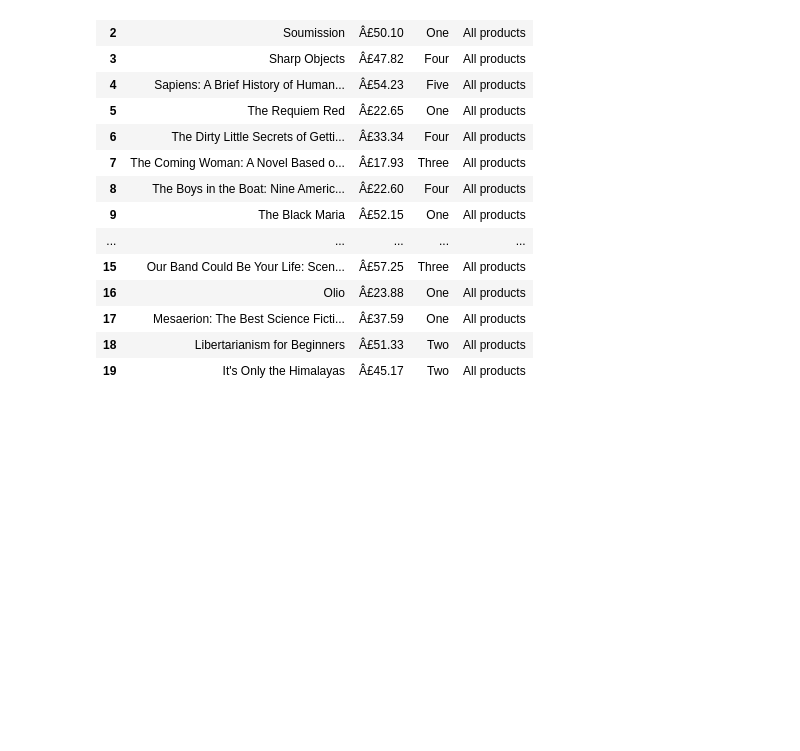
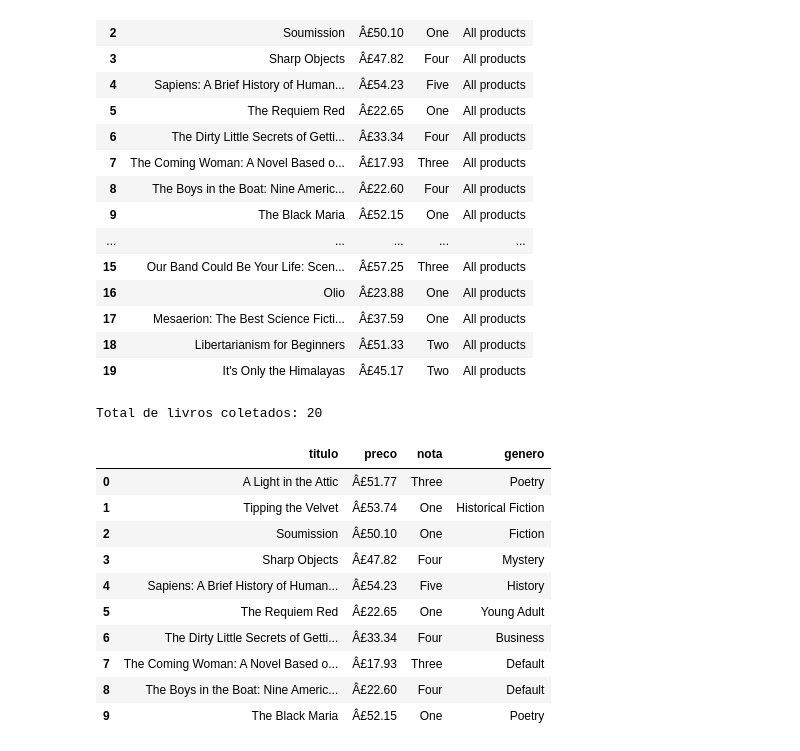
Before and after one commit to blsribeiro83/mba-data-science, a Jupyter notebook: 04-crawlers_web_scraping/data_scraping.ipynb, the cells around one changed output. Cells and saved outputs as stored; diff of their text form; code cells hidden in the pictures; blank space fills up the shorter version.

```diff
--- a/04-crawlers_web_scraping/data_scraping.ipynb
+++ b/04-crawlers_web_scraping/data_scraping.ipynb
@@ -860,3 +860,24 @@ for livro in s.find_all("article", class_="product_pod"):
     })
     time.sleep(1)
 todos = pd.DataFrame(todos)
+# %%
+# organizar em tabela e salvar
+import pandas as pd
+
+df = pd.DataFrame(todos)
+df.to_csv("livros.csv", index=False)
+print("Total de livros coletados:", len(df))
+df.head(10)
+# %% [output]
+Total de livros coletados: 20
+|  | titulo | preco | nota | genero |
+| 0 | A Light in the Attic | Â£51.77 | Three | Poetry |
+| 1 | Tipping the Velvet | Â£53.74 | One | Historical Fiction |
+| 2 | Soumission | Â£50.10 | One | Fiction |
+| 3 | Sharp Objects | Â£47.82 | Four | Mystery |
+| 4 | Sapiens: A Brief History of Human... | Â£54.23 | Five | History |
+| 5 | The Requiem Red | Â£22.65 | One | Young Adult |
+| 6 | The Dirty Little Secrets of Getti... | Â£33.34 | Four | Business |
+| 7 | The Coming Woman: A Novel Based o... | Â£17.93 | Three | Default |
+| 8 | The Boys in the Boat: Nine Americ... | Â£22.60 | Four | Default |
+| 9 | The Black Maria | Â£52.15 | One | Poetry |
```
Also changed, not shown: 3 other files.
